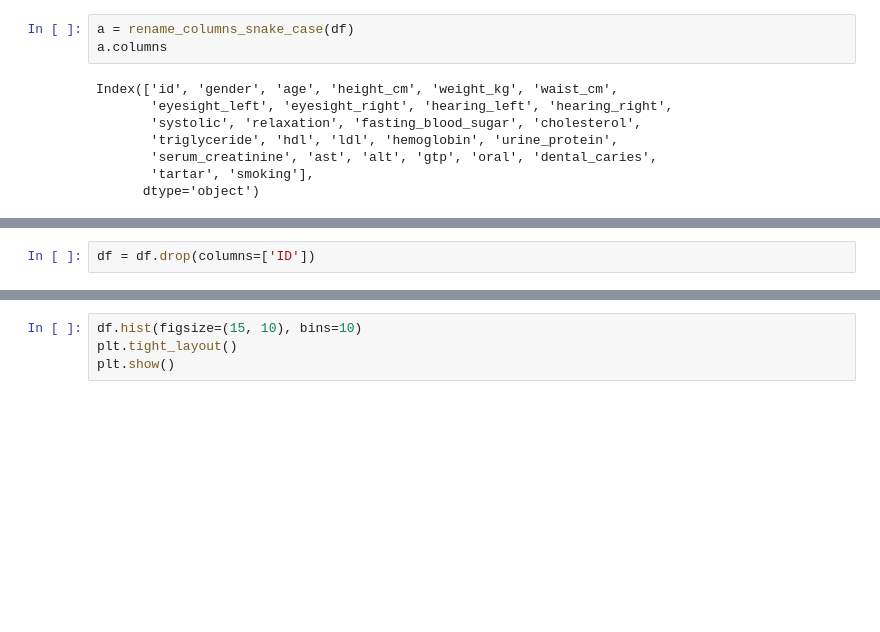
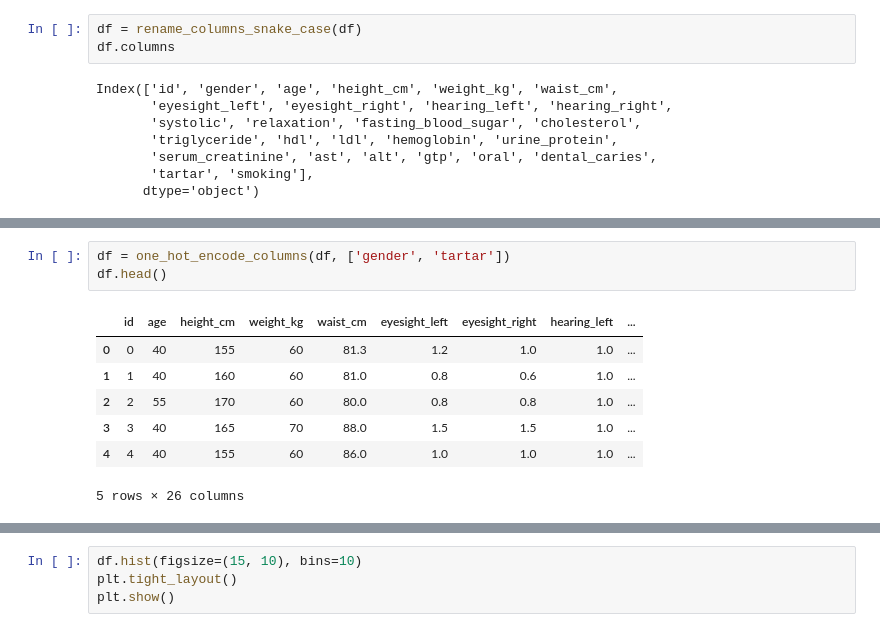
Before and after one commit to msnaspers/ml-pg2025, a Jupyter notebook: projekt_zaliczeniowy.ipynb, the cells around one changed output, grey strips where cells are left out. Cells and saved outputs as stored; diff of their text form; blank space fills up the shorter version.

```diff
--- a/projekt_zaliczeniowy.ipynb
+++ b/projekt_zaliczeniowy.ipynb
@@ -202,6 +158,6 @@ def rename_columns_snake_case(dataframe):
 # %%
-a = rename_columns_snake_case(df)
-a.columns
+df = rename_columns_snake_case(df)
+df.columns
 # %% [output]
 Index(['id', 'gender', 'age', 'height_cm', 'weight_kg', 'waist_cm',
        'eyesight_left', 'eyesight_right', 'hearing_left', 'hearing_right',
@@ -242,5 +221,14 @@ memory usage: 11.5+ MB
-# %%
-df = df.drop(columns=['ID'])
+# %%
+df = one_hot_encode_columns(df, ['gender', 'tartar'])
+df.head()
+# %% [output]
+|  | id | age | height_cm | weight_kg | waist_cm | eyesight_left | eyesight_right | hearing_left | ... |
+| 0 | 0 | 40 | 155 | 60 | 81.3 | 1.2 | 1.0 | 1.0 | ... |
+| 1 | 1 | 40 | 160 | 60 | 81.0 | 0.8 | 0.6 | 1.0 | ... |
+| 2 | 2 | 55 | 170 | 60 | 80.0 | 0.8 | 0.8 | 1.0 | ... |
+| 3 | 3 | 40 | 165 | 70 | 88.0 | 1.5 | 1.5 | 1.0 | ... |
+| 4 | 4 | 40 | 155 | 60 | 86.0 | 1.0 | 1.0 | 1.0 | ... |
+5 rows × 26 columns
 # %%
 df.describe().round(2)
 # %% [output]
```
Also changed, not shown: parts of 39 cells of this notebook, 1 other file.
